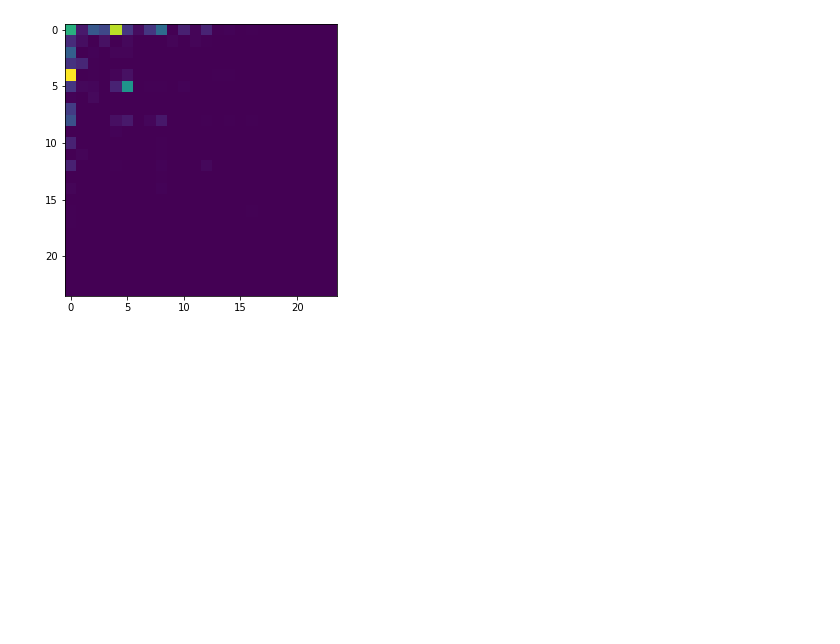
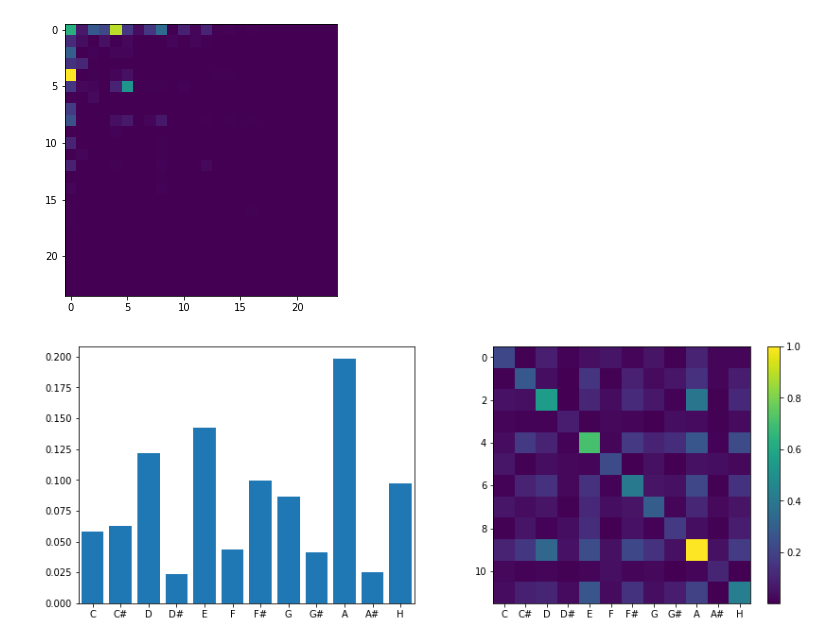
Before and after one commit to GrzegorzKazana/artificial-music, a Jupyter notebook: src/evaluation/sparse_clustered_time/Measuring dataset.ipynb, the cells around one changed output. Cells and saved outputs as stored; diff of their text form; code cells hidden in the pictures; blank space fills up the shorter version.

```diff
--- a/src/evaluation/sparse_clustered_time/Measuring dataset.ipynb
+++ b/src/evaluation/sparse_clustered_time/Measuring dataset.ipynb
@@ -133,3 +133,24 @@ plt.savefig(os.path.join(dataset_meta_dir, 'evals', 'rythm_transition.png'))
 plt.show()
 # %% [output]
 [figure]
+# %%
+# fig = plt.figure(figsize = (5,5)) # create a 5 x 5 figure
+notes = ['C', 'C#', 'D', 'D#', 'E', 'F', 'F#', 'G', 'G#', 'A', 'A#', 'H']
+
+fig, ax = plt.subplots(1, 2, figsize=(14, 5), sharex=True)
+
+data = tm.tonal_hist(tracks_blob_notes)
+ax[0].bar(notes, data)
+
+data = tm.tonal_transition_matrix(tracks_blob_notes)
+im = ax[1].imshow(data, interpolation='none')
+fig.colorbar(im, ax=ax[1])
+
+# ax1.set_title('larger figure')
+
+# np.save(os.path.join(dataset_meta_dir, 'evals', 'rythm_transition.npy'), data)
+# plt.savefig(os.path.join(dataset_meta_dir, 'evals', 'rythm_transition.png'))
+
+plt.show()
+# %% [output]
+[figure, added]
```
Also changed, not shown: parts of 1 cell of this notebook, 21 other files.
